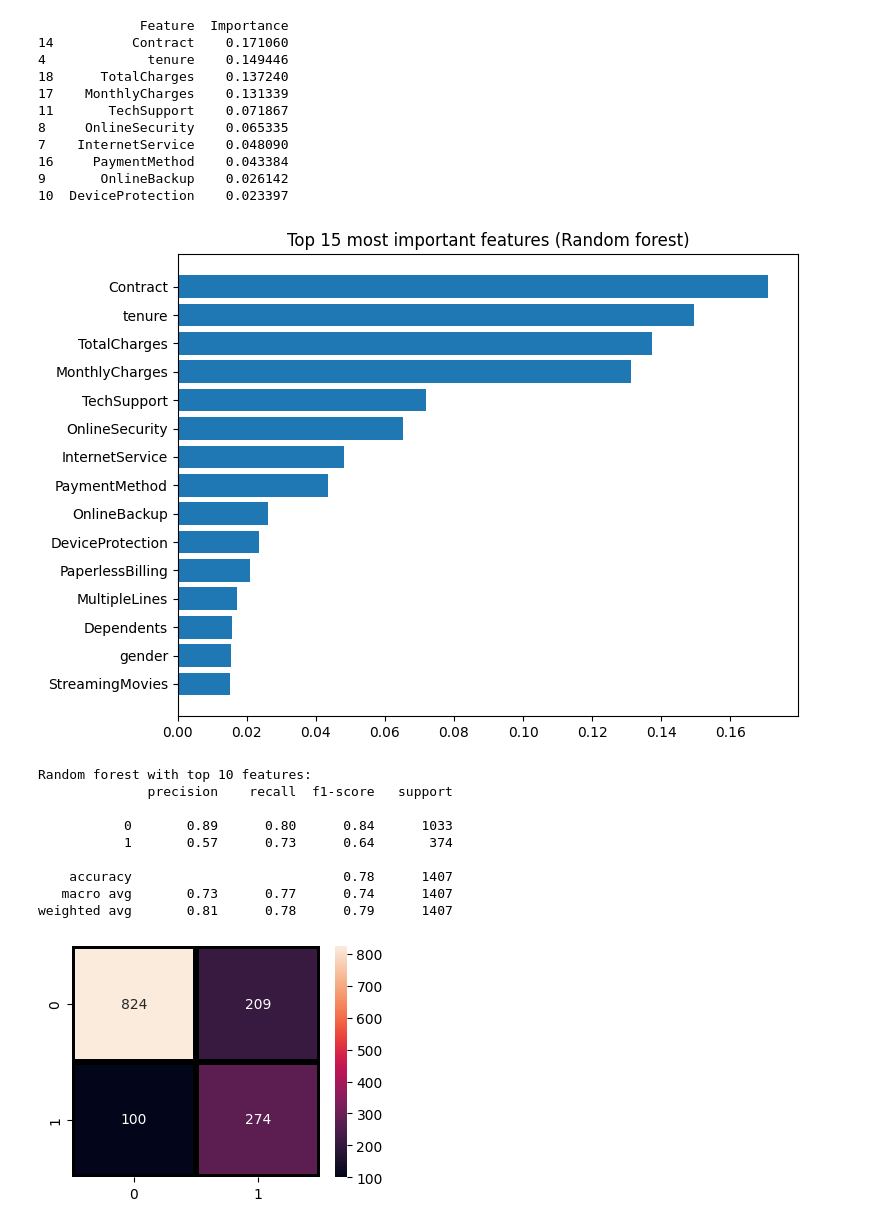
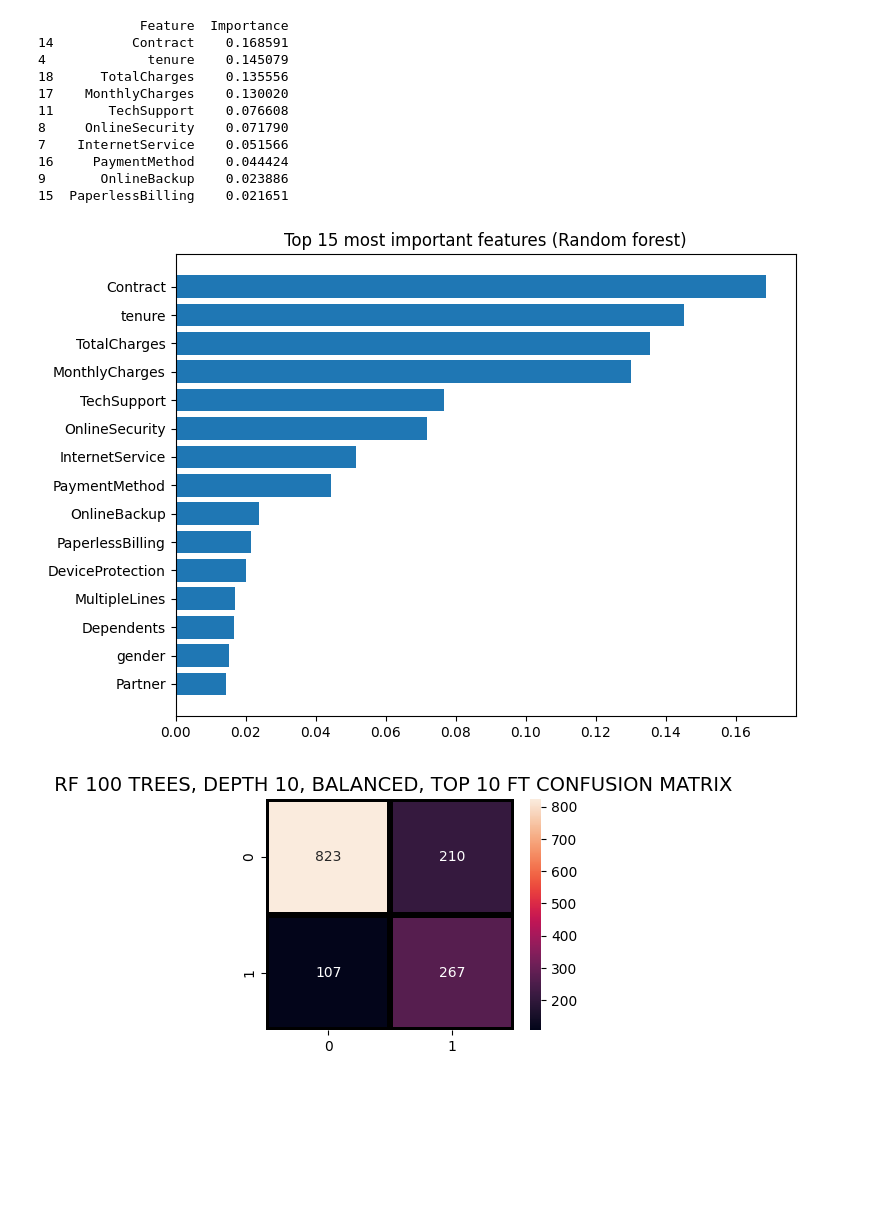
Before and after one commit to ngocmai141106/AI66B_group_9, a Jupyter notebook: code/upgrade_forest.ipynb, the cells around one changed output. Drawn from its saved outputs; the diff is of its cells as text; code cells hidden in the pictures; blank space fills up the shorter version.

```diff
--- a/code/upgrade_forest.ipynb
+++ b/code/upgrade_forest.ipynb
@@ -109,10 +78,10 @@ weighted avg       0.78      0.79      0.78      1407
 [figure]
 # %%
-#cách tiếp theo là giới hạn max depth (bth để là None)
-#vì nếu không giới hạn, sẽ ptrien rất sâu và bị overfit, đặc biệt với dl bị lệch ntn
+#set a limit for max depth (which defaultly is None)
+#if we do not limit max depth, the model is likely to overgrow and show bias, especially for skew models like Churn
 for depth in [5, 10, 20]:
     rf = RandomForestClassifier(
-        n_estimators=500,
+        n_estimators=100,
         max_depth=depth,
         random_state=42,
         class_weight='balanced'
@@ -120,11 +89,10 @@ for depth in [5, 10, 20]:
     rf.fit(X_train, y_train)
     y_pred_numtree = rf.predict(X_test)
 
-    print(f"\n-----Random Forest with 500 tree and max_depth={depth}-----")
-    print(classification_report(y_test, y_pred_numtree))
+    print(f"\nRandom Forest with 100 tree and max_depth={depth}")
     plt.figure(figsize=(4,3))
     sns.heatmap(confusion_matrix(y_test, y_pred_1000), annot=True,fmt = "d",linecolor="k",linewidths=3)
     plt.show()
 
-#ncl depth 5 hơi tham, còn 20 hoặc none thì bỏ sót nhiều, chọn 10 nhé
+#depth = 5 or 10 are the most optimal, giving still balanced result and avoiding overfitting risk
 # %% [output]
@@ -160,18 +104,18 @@ weighted avg       0.78      0.79      0.78      1407
 [figure]
 # %%
-#thử cách feature importance nè
-#set up lại mô hình theo tất cả những cái đã chọn (500 cây, depth 10, class weight)
-rf = RandomForestClassifier(n_estimators=500, max_depth=10, random_state=42, class_weight='balanced')
+#feature importance
+#set up the model according to chosen optimization way above (100 tree, depth 10, class weight)
+rf = RandomForestClassifier(n_estimators=100, max_depth=10, random_state=42, class_weight='balanced')
 rf.fit(X_train, y_train)
 
-#lấy ft importance
+#get ft importance
 importances = rf.feature_importances_
 feature_names = X_train.columns
-#tạo df để luyện riêng
+#create new data with top 15 features only
 feat_imp = pd.DataFrame({'Feature': feature_names,'Importance': importances}).sort_values(by='Importance', ascending=False)
-#in thử 10 ft qtrng nhất nhé. t nghĩ 10 là cũng đủ dùng rồi
+#print out top 10 important ft
 print(feat_imp.head(10))
-#xông xênh thì vẽ hẳn 15 luôn
+#draw chart for top 15
 plt.figure(figsize=(8,6))
 plt.barh(feat_imp['Feature'][:15], feat_imp['Importance'][:15])
 plt.gca().invert_yaxis()
@@ -179,44 +123,32 @@ plt.title("Top 15 most important features (Random forest)")
 plt.show()
 # %% [output]
              Feature  Importance
-14          Contract    0.171060
-4             tenure    0.149446
-18      TotalCharges    0.137240
-17    MonthlyCharges    0.131339
-11       TechSupport    0.071867
-8     OnlineSecurity    0.065335
-7    InternetService    0.048090
-16     PaymentMethod    0.043384
-9       OnlineBackup    0.026142
-10  DeviceProtection    0.023397
+14          Contract    0.168591
+4             tenure    0.145079
+18      TotalCharges    0.135556
+17    MonthlyCharges    0.130020
+11       TechSupport    0.076608
+8     OnlineSecurity    0.071790
+7    InternetService    0.051566
+16     PaymentMethod    0.044424
+9       OnlineBackup    0.023886
+15  PaperlessBilling    0.021651
-[figure, old version]
+[figure, new version]
 # %%
-#thế nhé, múa lại với 10 ft
+#train the model again with top 10 only
 top_features = feat_imp['Feature'].head(10).values
-
 X_train_top = X_train[top_features]
 X_test_top = X_test[top_features]
-#lại với top 10 ft nè
 rf_top = RandomForestClassifier(n_estimators=500, max_depth=10, random_state=42, class_weight='balanced'
 )
 rf_top.fit(X_train_top, y_train)
 
 y_pred_top = rf_top.predict(X_test_top)
 
-print("Random forest with top 10 features:")
-print(classification_report(y_test, y_pred_top))
 plt.figure(figsize=(4,3))
 sns.heatmap(confusion_matrix(y_test, y_pred_top), annot=True,fmt = "d",linecolor="k",linewidths=3)
+plt.title(" RF 100 TREES, DEPTH 10, BALANCED, TOP 10 FT CONFUSION MATRIX",fontsize=14)
 plt.show()
 # %% [output]
-Random forest with top 10 features:
-              precision    recall  f1-score   support
-
-           0       0.89      0.80      0.84      1033
-           1       0.57      0.73      0.64       374
-
-    accuracy                           0.78      1407
-   macro avg       0.73      0.77      0.74      1407
-weighted avg       0.81      0.78      0.79      1407
-[figure, old version]
+[figure, new version]
 # %%
```
Also changed, not shown: parts of 8 cells of this notebook.
